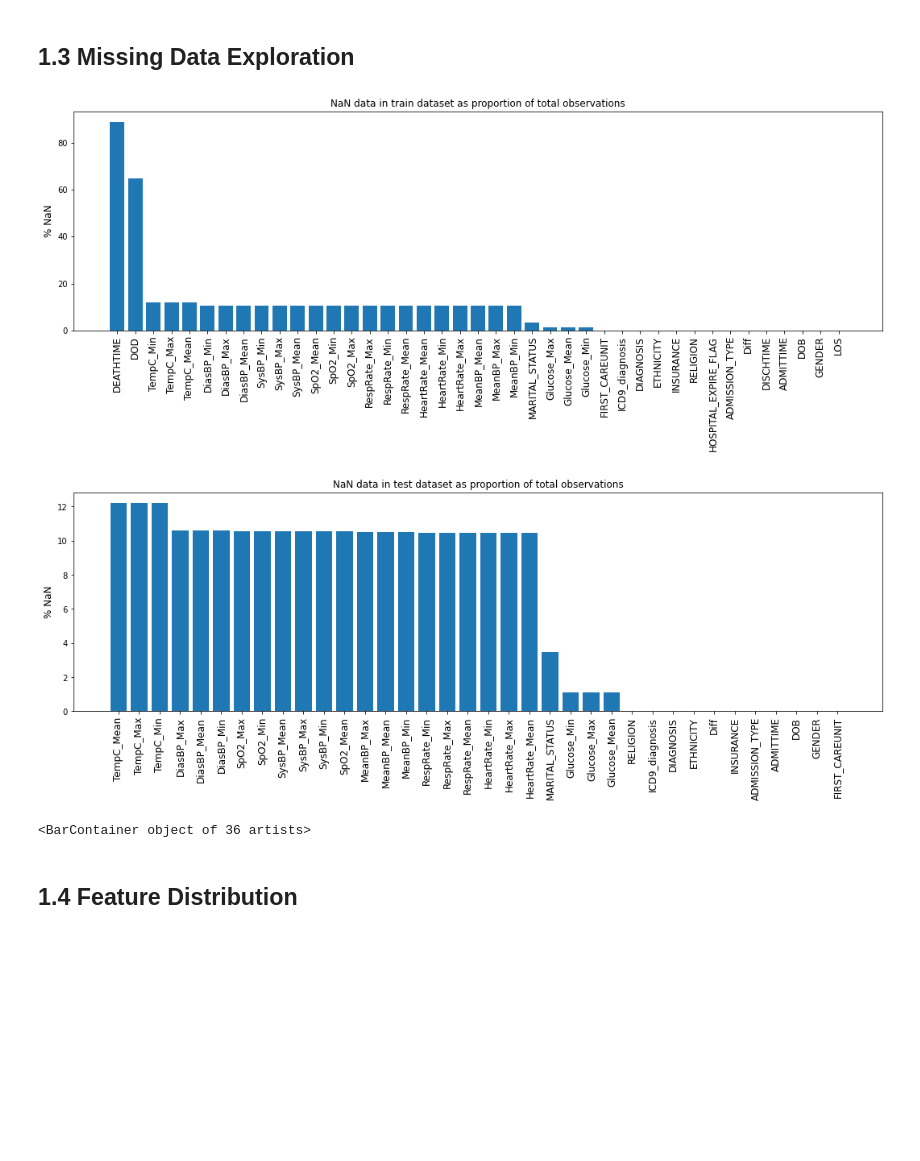
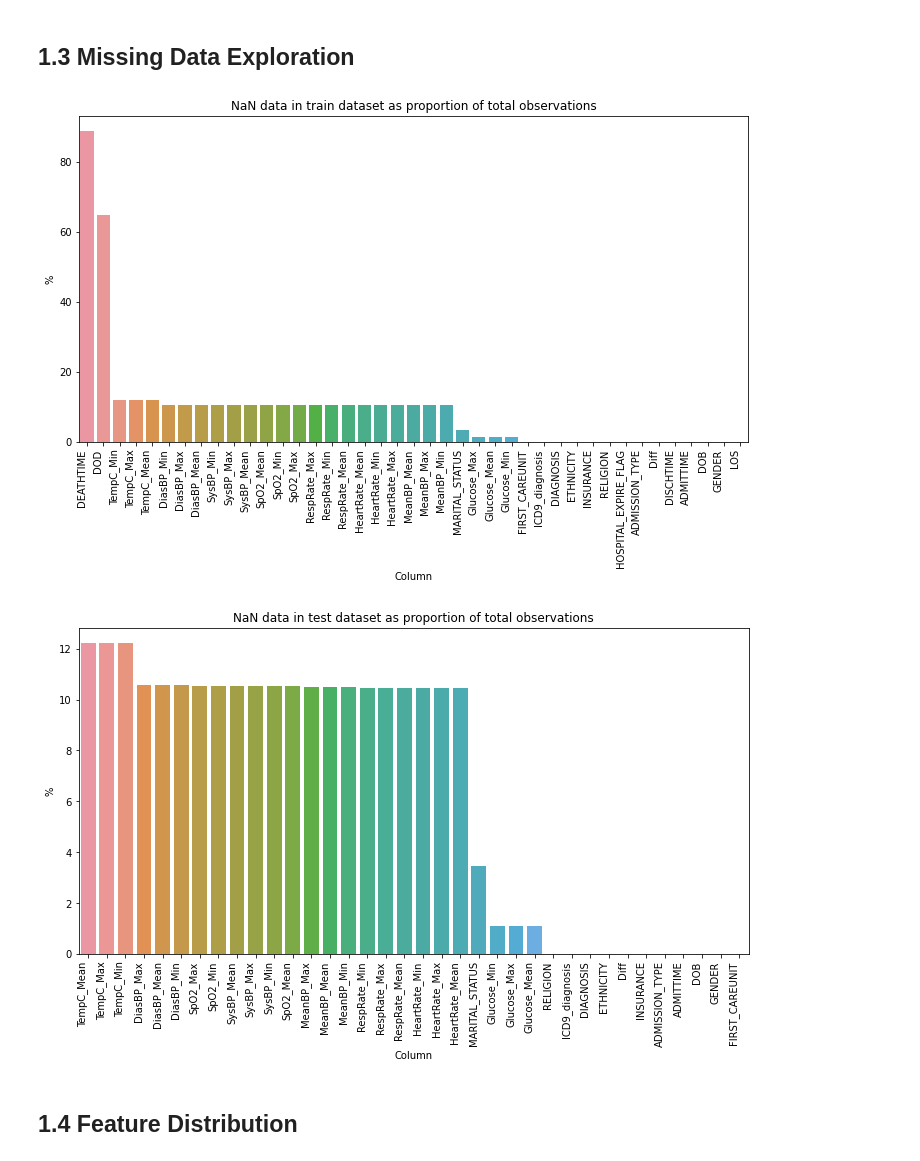
Before and after one commit to MathiasSchindlerCPH/BSE-T2-CML2-repo, a Jupyter notebook: Project-1-kNN/msch_kNN_v1.ipynb, the cells around one changed output. Drawn from its saved outputs; the diff is of its cells as text; code cells hidden in the pictures; blank space fills up the shorter version.

```diff
--- a/Project-1-kNN/msch_kNN_v1.ipynb
+++ b/Project-1-kNN/msch_kNN_v1.ipynb
@@ -166,10 +182,8 @@ Variables `GENDER`, `DOB`, `ADMITTIME`, `ADMISSION_TYPE`, `INSURANCE`, `RELIGION
 # %%
-# Investigate missing data
-my_fcts.make_nan_fig(df_train, 'train'); my_fcts.make_nan_fig(df_test, 'test')
+my_fcts.missing_plot(df_train, 'train'); my_fcts.missing_plot(df_test, 'test')
 # %% [output]
-[figure, old version]
+[figure, new version]
-[figure, old version]
+[figure, new version]
-<BarContainer object of 36 artists>
 # %% [markdown]
 ## 1.4 Feature Distribution
 # %%
```
Also changed, not shown: parts of 19 cells of this notebook.
